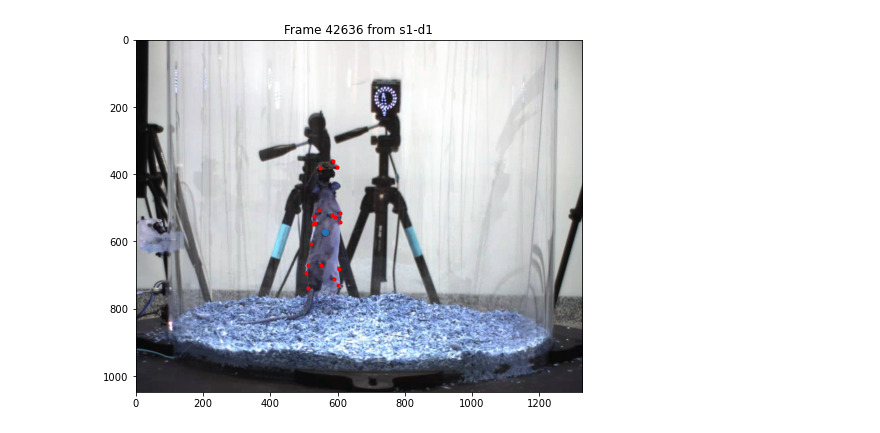
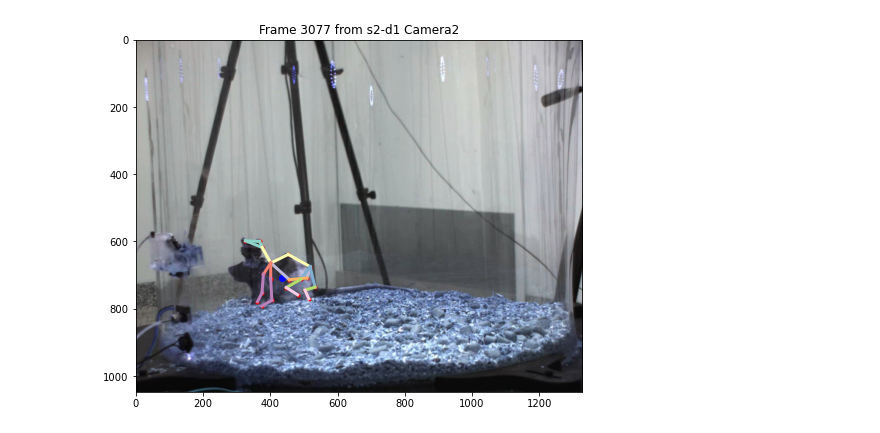
Before and after one commit to tqxli/rat7m, a Jupyter notebook: visualization.ipynb, the cells around one changed output. Cells and saved outputs as stored; diff of their text form; code cells hidden in the pictures.

```diff
--- a/visualization.ipynb
+++ b/visualization.ipynb
@@ -4,4 +4,4 @@ import cv2
 import matplotlib.pyplot as plt
 # %%
 # load the annotation
-annot_dict = np.load('rat7m_train_test_annotation.pkl', allow_pickle=True)
+annot_dict = np.load('mini_rat7m_train_test_annotation.pkl', allow_pickle=True)
@@ -8,20 +73,26 @@ annot_dict = np.load('rat7m_train_test_annotation.pkl', allow_pickle=True)
 # %%
-# visualize a random 2D rat pose
-camname = 'Camera1'
+# visualize one random 2D rat pose
+_, ax = plt.subplots(nrows=1, ncols=1, figsize=(8, 8))
+camname = np.random.choice(annot_dict['camera_names'])
 random_idx = np.random.randint(0, len(annot_dict['table']['subject_idx']), 1)[0]
 
-plt.figure(figsize=(8, 8))
+# load image
 img = cv2.imread(annot_dict['table']['image_path'][camname][random_idx])
-plt.imshow(img)
+ax.imshow(img)
+# load 2d pose
 pose_2d = annot_dict['table']['2D_keypoints'][camname][random_idx]
+# load center of mass
 com = annot_dict['table']['2D_com'][camname][random_idx]
 
+# connect limbs
+connectLimbs(ax, pose_2d, CONNECTIVITY_DICT["rat7m"], COLOR_DICT["rat7m"])
 for pts in pose_2d:
-    plt.scatter(pts[0], pts[1], marker='.', color='r')
-plt.scatter(com[0], com[1])
-plt.title('Frame {} from s{}-d{}'.format(annot_dict['table']['frame_idx'][camname][random_idx],
+    ax.scatter(pts[0], pts[1], marker='.', color='r') # mark body joints in red
+ax.scatter(com[0], com[1], color='blue') # mark com in blue
+plt.title('Frame {} from s{}-d{} {}'.format(annot_dict['table']['frame_idx'][camname][random_idx],
                                          int(annot_dict['table']['subject_idx'][random_idx]),
-                                         int(annot_dict['table']['day_idx'][random_idx])))
+                                         int(annot_dict['table']['day_idx'][random_idx]),
+                                         camname))
 plt.show()
 # %% [output]
-[figure, old version]
+[figure, new version]
```
Also changed, not shown: parts of 1 cell of this notebook, 5 other files.
